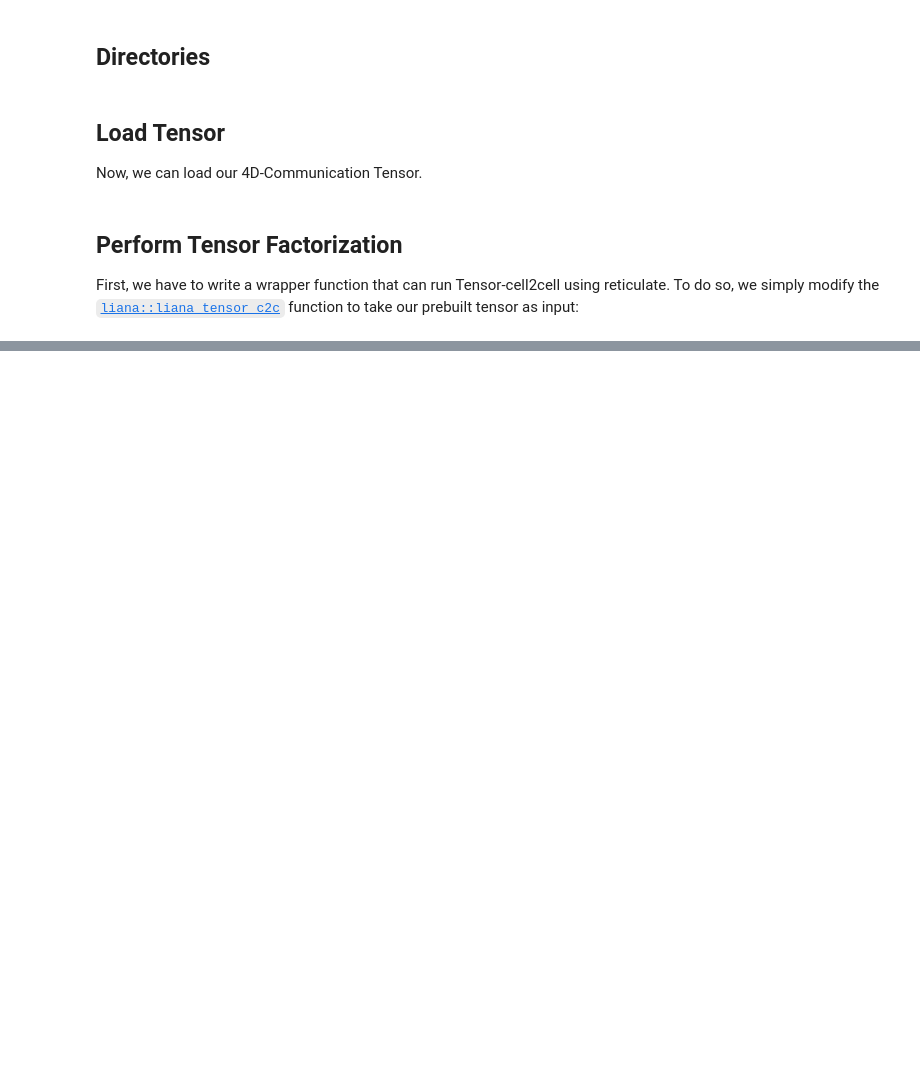
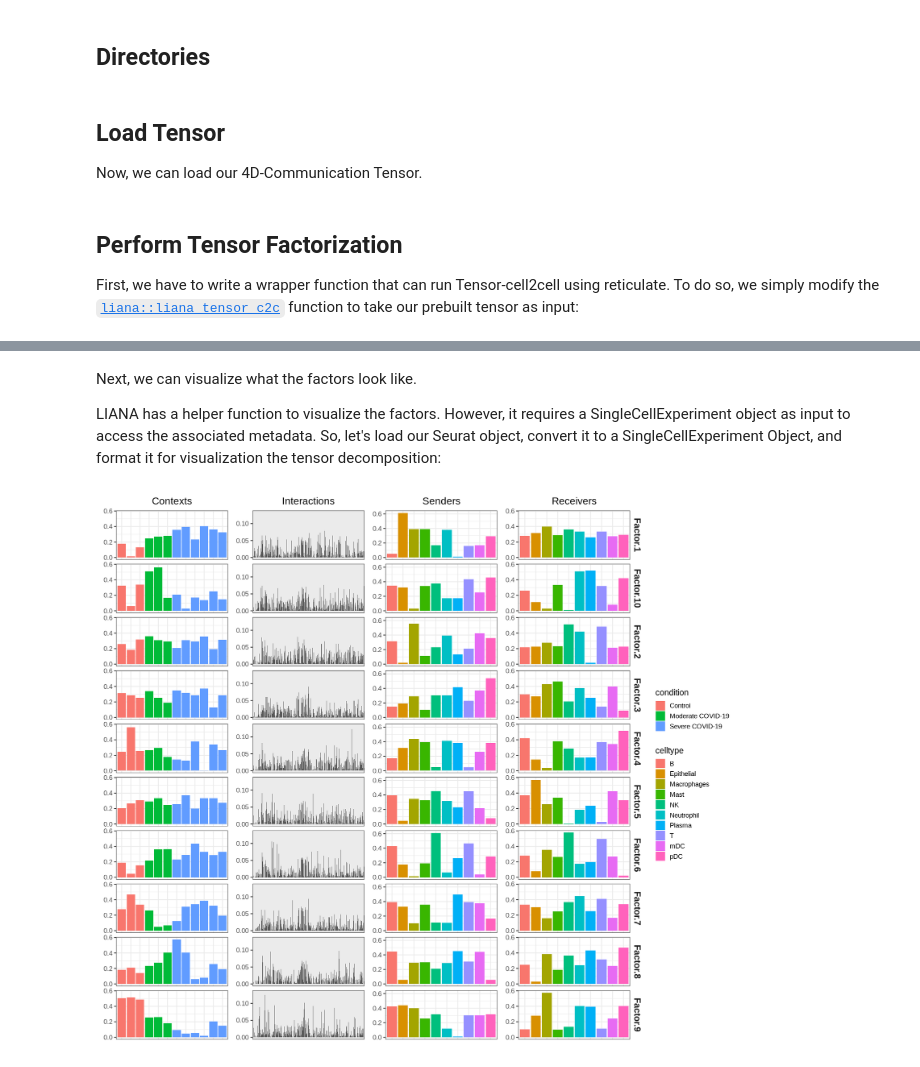
Before and after one commit to saezlab/ccc_protocols, a Jupyter notebook: notebooks/ccc_R/04-Perform-Tensor-Factorization.ipynb, the cells around one changed output, grey strips where cells are left out. Cells and saved outputs as stored; diff of their text form; code cells hidden in the pictures; blank space fills up the shorter version.

```diff
--- a/notebooks/ccc_R/04-Perform-Tensor-Factorization.ipynb
+++ b/notebooks/ccc_R/04-Perform-Tensor-Factorization.ipynb
@@ -184,0 +268,23 @@ Tensor-cell2cell can be run with a simple pipeline command that executes all imp
+# %% [markdown]
+Next, we can visualize what the factors look like.
+
+LIANA has a helper function to visualize the factors. However, it requires a SingleCellExperiment object as input to access the associated metadata. So, let's load our Seurat object, convert it to a SingleCellExperiment Object, and format it for visualization the tensor decomposition:
+# %%
+# load
+data.path<-'/data/hratch/ccc_protocols/'
+covid_data<-readRDS(paste0(data.path, 'interim/', 'covid_balf_norm.rds'))
+# backup<-covid_data
+
+# convert
+covid_data<-Seurat::as.SingleCellExperiment(covid_data)
+
+# format
+covid_data@metadata$tensor_res<-format_c2c_factors(tensor$factors)
+# %%
+h_ = 13
+w_ = 15
+options(repr.plot.height=h_, repr.plot.width=w_)
+
+plot_c2c_overview(sce = covid_data, group_col = 'condition', sample_col = 'sample_new')
+# %% [output]
+[figure, added]
```
Also changed, not shown: parts of 26 cells of this notebook, 1 other file.
